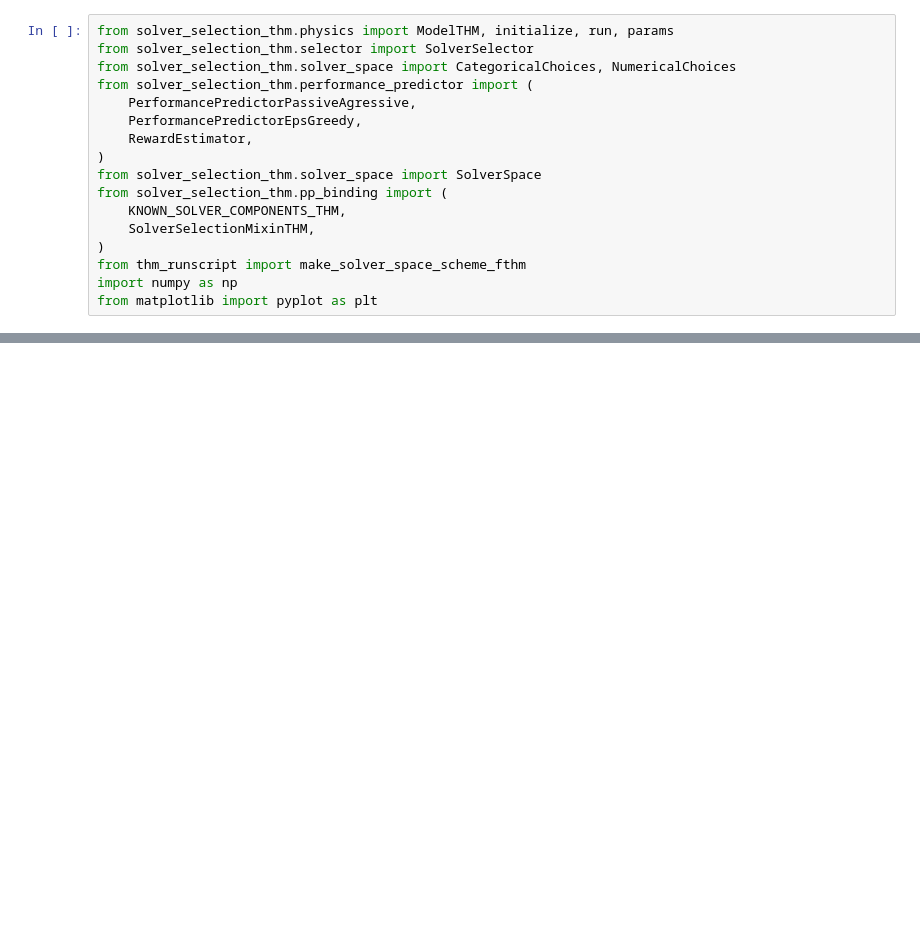
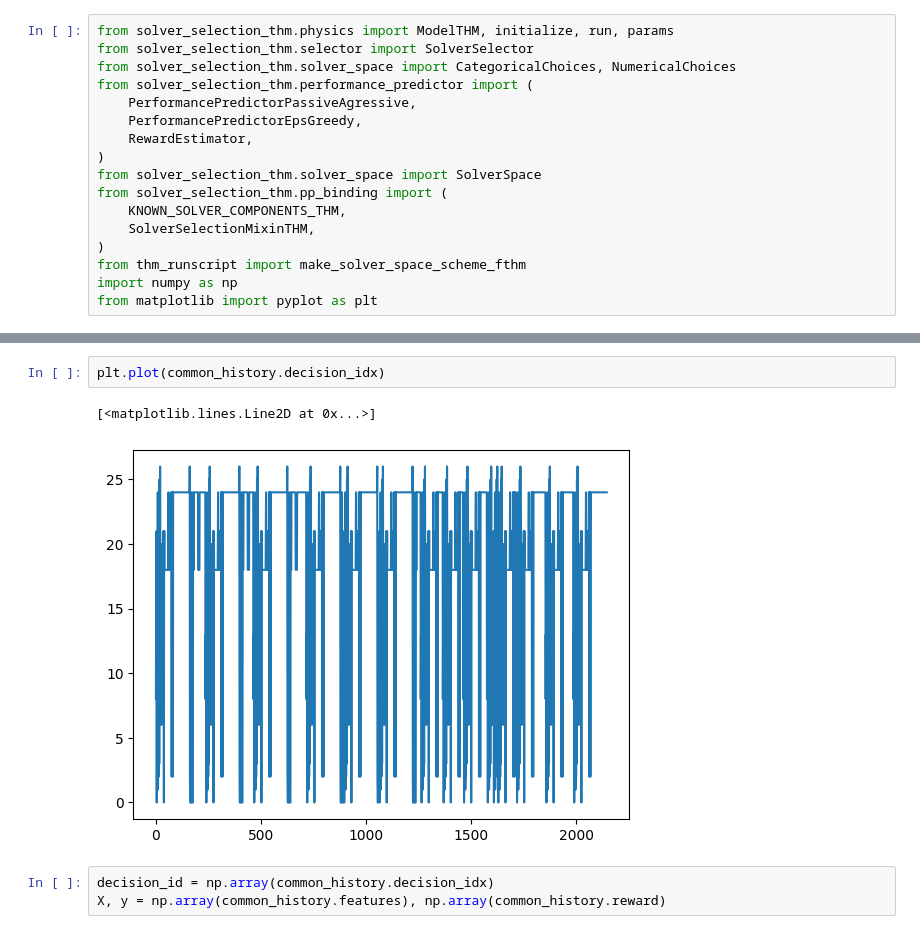
Before and after one commit to Yuriyzabegaev/FTHM-Solver, a Jupyter notebook: solver_selection_thm/spe_results.ipynb, the cells around one changed output, grey strips where cells are left out. Drawn from its saved outputs; the diff is of its cells as text; blank space fills up the shorter version.

```diff
--- a/solver_selection_thm/spe_results.ipynb
+++ b/solver_selection_thm/spe_results.ipynb
@@ -79,0 +132,8 @@ plt.tight_layout()
+# %%
+plt.plot(common_history.decision_idx)
+# %% [output]
+[<matplotlib.lines.Line2D at 0x...>]
+[figure, added]
+# %%
+decision_id = np.array(common_history.decision_idx)
+X, y = np.array(common_history.features), np.array(common_history.reward)
```
Also changed, not shown: parts of 19 cells of this notebook, 4 other files.
